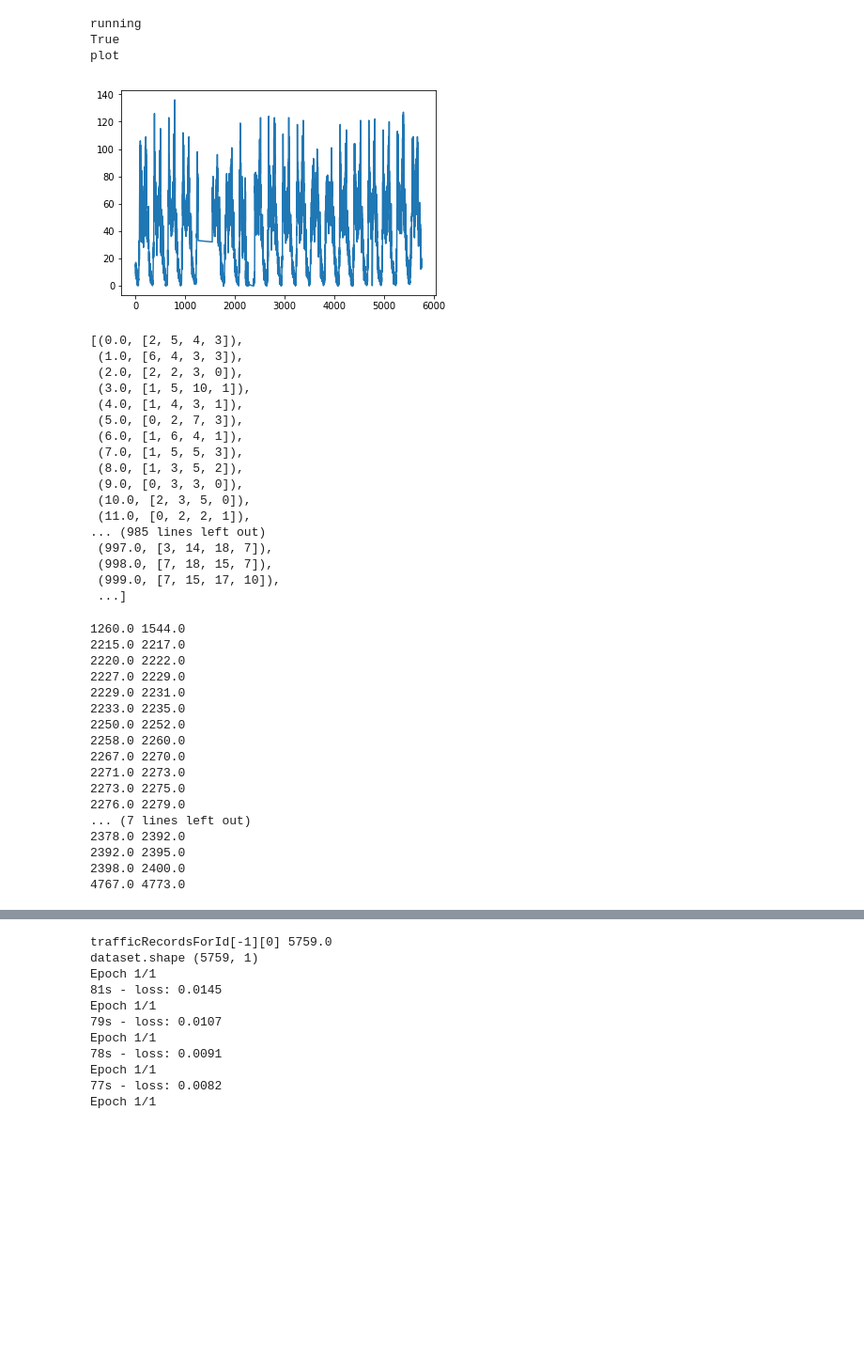
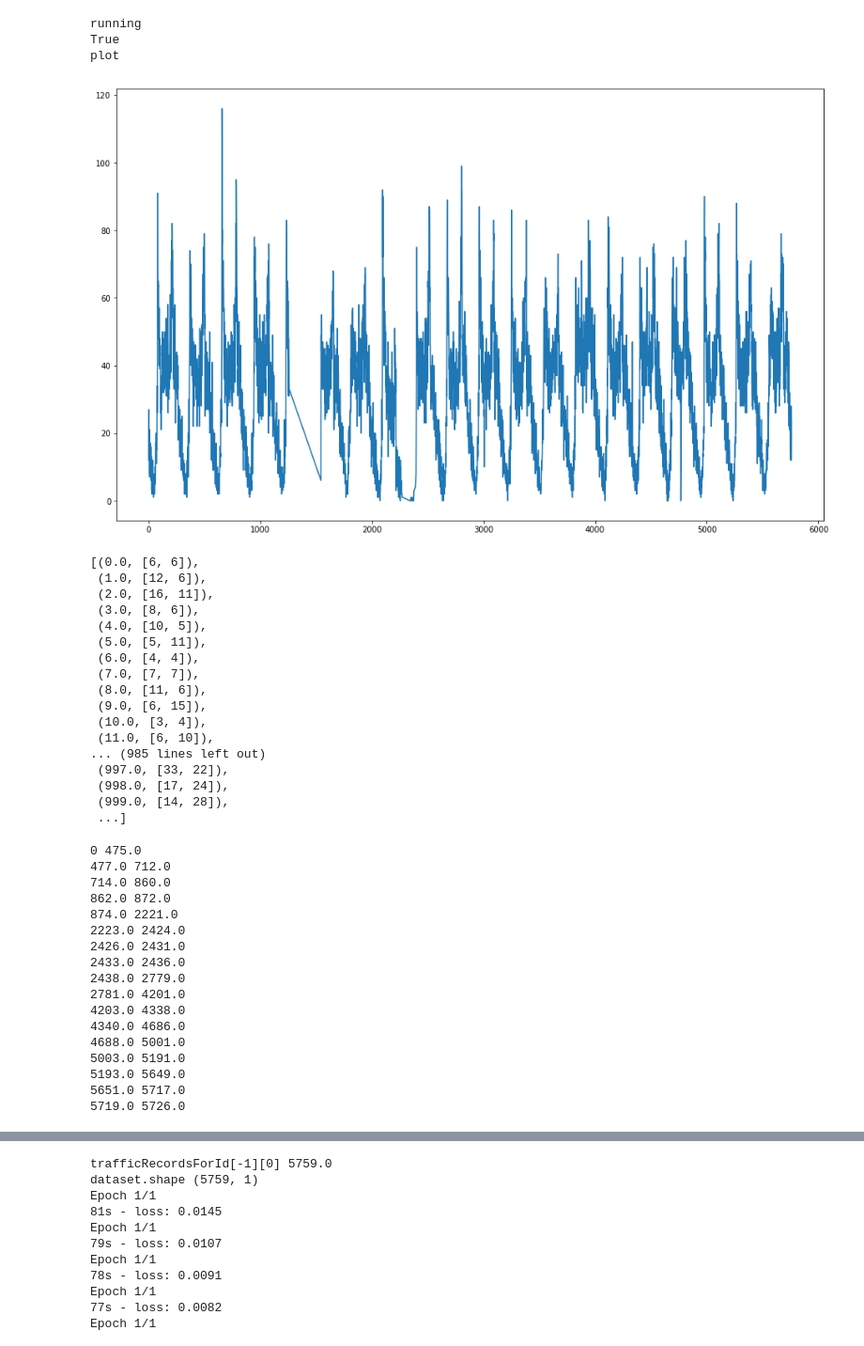
Before and after one commit to neoestod/traffic, a Jupyter notebook: traffic.ipynb, the cells around one changed output, grey strips where cells are left out. Shown at 94% size. Drawn from its saved outputs; the diff is of its cells as text; code cells hidden in the pictures; blank space fills up the shorter version.

```diff
--- a/traffic.ipynb
+++ b/traffic.ipynb
@@ -74,72 +74,73 @@ def plotTrafficDistribution(checkPointId, timeRange=(None, None), plot=True):
         print ("traffic records for id is None")
         return
     keys = [ele[0] for ele in trafficRecordsForId]
 
     startIntervalId = timeRange[0]
     endIntervalId = timeRange[1]
 
     startIndex = 0
     endIndex = len(trafficRecordsForId)
 
     if startIntervalId is not None:
         startIndex = bisect.bisect_left(keys, startIntervalId)
 
     if endIntervalId is not None:
         endIndex = bisect.bisect_right(keys, endIntervalId)
 
     print (plot)
     if plot:
         print ("plot")
         x, y = zip(*((ele[0], sum(ele[1])) for ele in trafficRecordsForId[startIndex: endIndex]))
 
+        plt.figure(figsize=(16, 10))
         plt.plot(x, y)
         plt.show()
 
     return trafficRecordsForId[startIndex: endIndex]
 
-plotTrafficDistribution("309", plot=True)
+plotTrafficDistribution("110", plot=True)
 # %% [output]
 running
 True
 plot
-[figure, old version]
+[figure, new version]
-[(0.0, [2, 5, 4, 3]),
- (1.0, [6, 4, 3, 3]),
- (2.0, [2, 2, 3, 0]),
- (3.0, [1, 5, 10, 1]),
- (4.0, [1, 4, 3, 1]),
- (5.0, [0, 2, 7, 3]),
- (6.0, [1, 6, 4, 1]),
- (7.0, [1, 5, 5, 3]),
- (8.0, [1, 3, 5, 2]),
- (9.0, [0, 3, 3, 0]),
- (10.0, [2, 3, 5, 0]),
- (11.0, [0, 2, 2, 1]),
+[(0.0, [6, 6]),
+ (1.0, [12, 6]),
+ (2.0, [16, 11]),
+ (3.0, [8, 6]),
+ (4.0, [10, 5]),
+ (5.0, [5, 11]),
+ (6.0, [4, 4]),
+ (7.0, [7, 7]),
+ (8.0, [11, 6]),
+ (9.0, [6, 15]),
+ (10.0, [3, 4]),
+ (11.0, [6, 10]),
 ... (985 lines left out)
- (997.0, [3, 14, 18, 7]),
- (998.0, [7, 18, 15, 7]),
- (999.0, [7, 15, 17, 10]),
+ (997.0, [33, 22]),
+ (998.0, [17, 24]),
+ (999.0, [14, 28]),
  ...]
 # %%
-checkMissingSpots("405")
+checkMissingSpots("109")
 # %% [output]
-1260.0 1544.0
-2215.0 2217.0
-2220.0 2222.0
-2227.0 2229.0
-2229.0 2231.0
-2233.0 2235.0
-2250.0 2252.0
-2258.0 2260.0
-2267.0 2270.0
-2271.0 2273.0
-2273.0 2275.0
-2276.0 2279.0
-... (7 lines left out)
-2378.0 2392.0
-2392.0 2395.0
-2398.0 2400.0
-4767.0 4773.0
+0 475.0
+477.0 712.0
+714.0 860.0
+862.0 872.0
+874.0 2221.0
+2223.0 2424.0
+2426.0 2431.0
+2433.0 2436.0
+2438.0 2779.0
+2781.0 4201.0
+4203.0 4338.0
+4340.0 4686.0
+4688.0 5001.0
+5003.0 5191.0
+5193.0 5649.0
+5651.0 5717.0
+5719.0 5726.0
 # %%
 import numpy as np
 from sklearn.metrics import mean_squared_error
```
Also changed, not shown: parts of 8 cells of this notebook.
